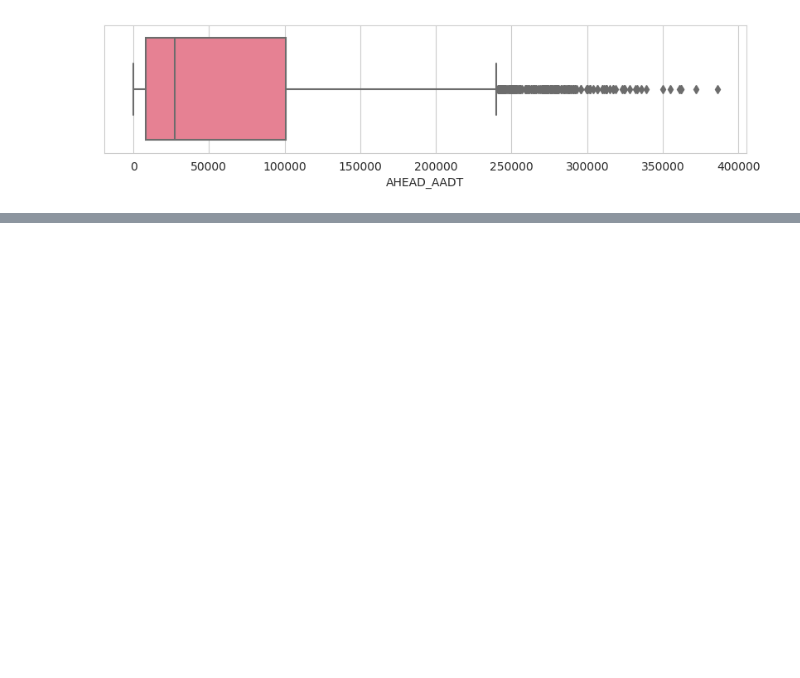
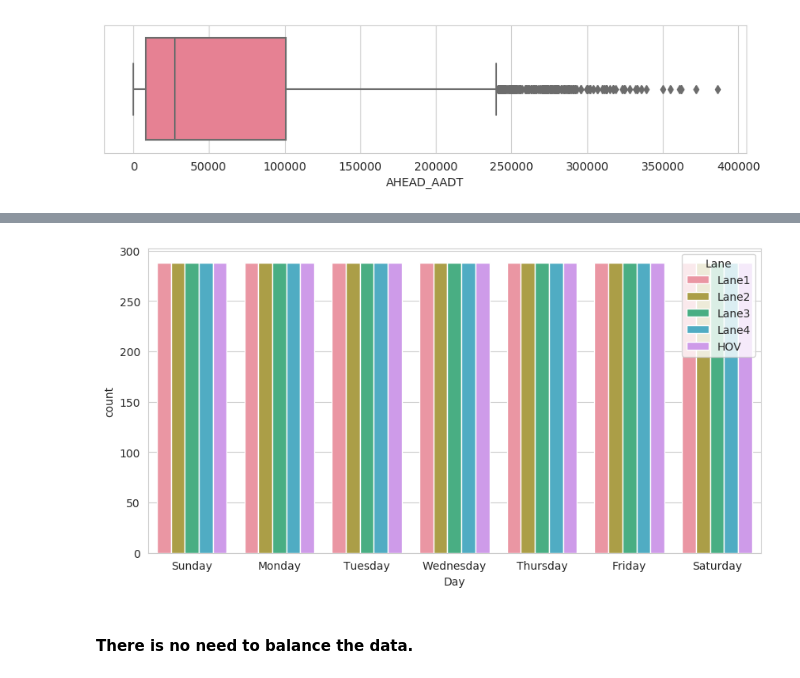
Before and after one commit to UE-Wang/ADS-508-Final-Project, a Jupyter notebook: 508W4.ipynb, the cells around one changed output, grey strips where cells are left out. Cells and saved outputs as stored; diff of their text form; code cells hidden in the pictures; blank space fills up the shorter version.

```diff
--- a/508W4.ipynb
+++ b/508W4.ipynb
@@ -613,0 +780,3 @@ sns.boxplot(vol_df.AHEAD_AADT)
+# %%
+route = pd.DataFrame([route77_df.dt, route77_df.Day,route77_df.Lane,route77_df.Mean,route77_df.time_s]).transpose()
+route.head(5)
@@ -613,0 +801,4 @@ sns.boxplot(vol_df.AHEAD_AADT)
+# %%
+route['dt'] = pd.to_datetime(route['dt'])
+# route['time_s'] = pd.to_datetime(route['time_s'])
+route.info()
@@ -613,0 +818,8 @@ sns.boxplot(vol_df.AHEAD_AADT)
+# %%
+plt.figure(figsize=(10,5))
+sns.countplot(data=route, x="Day", hue="Lane")
+plt.show()
+# %% [output]
+[figure, added]
+# %% [markdown]
+#### There is no need to balance the data.
```
Also changed, not shown: parts of 34 cells of this notebook, 1 other file.
